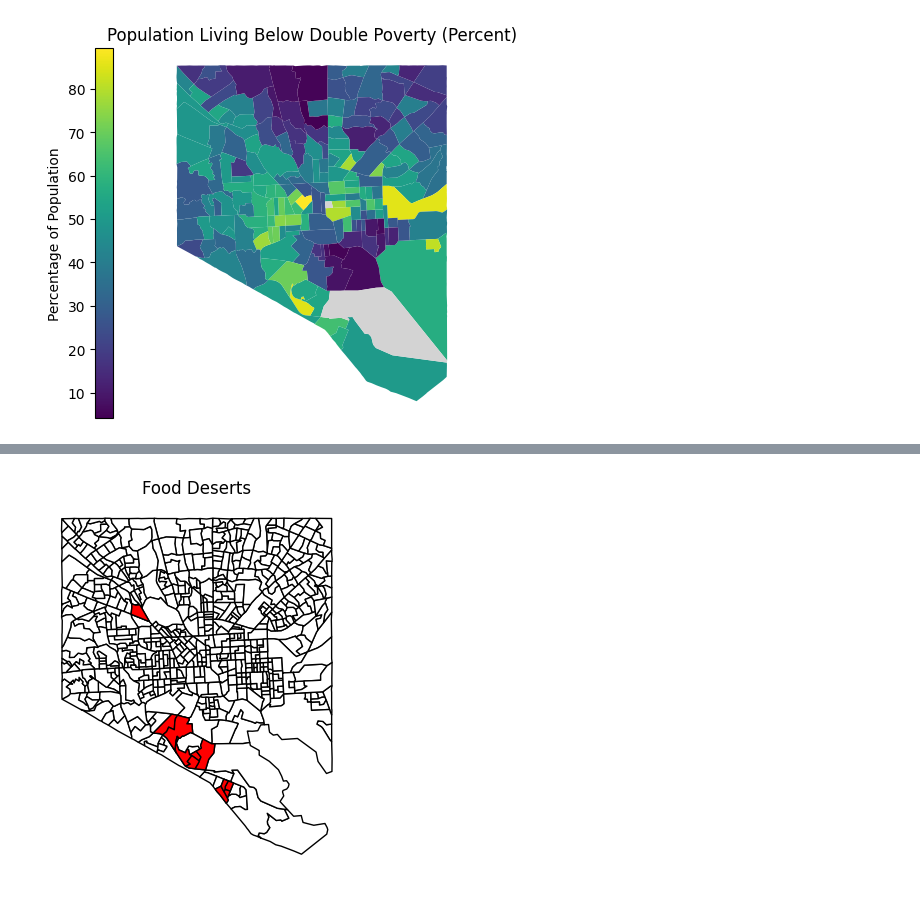
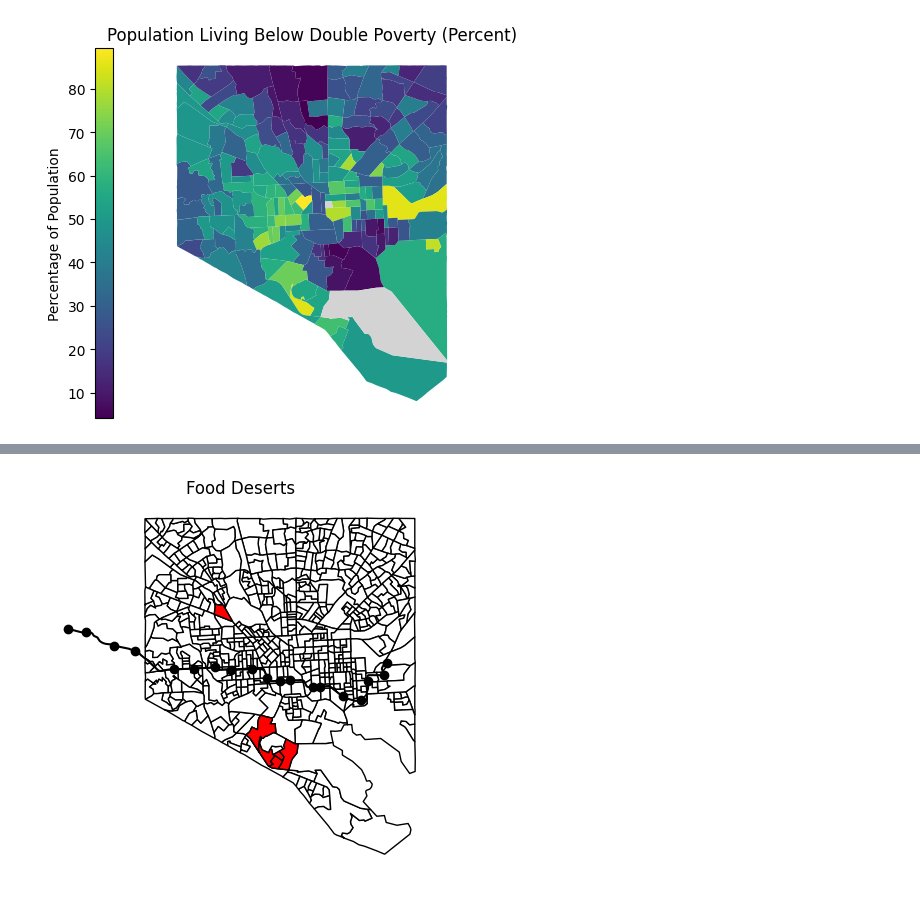
Before and after one commit to EllieBard/RedLine, a Jupyter notebook: Final.ipynb, the cells around one changed output, grey strips where cells are left out. Saved outputs shown, nothing was run; the diff lists cells and outputs as text; code cells hidden in the pictures.

```diff
--- a/Final.ipynb
+++ b/Final.ipynb
@@ -59,10 +34,10 @@ tract21['GEOID'] = tract21['GEOID'].astype('Int64')
 ##Baltimore grocery store data
 
 #download data from: https://auth.data-axle.com/signups/new?client_id=aa896f8ee71ef28c99a9b997&information_uri=https%3A%2F%2Fplatform.data-axle.com%2Fsignup_information
-#Primary NAICS code for grocery stores (excluding convenience) is 445110
+#Primary NAICS code for grocery stores (excluding convenience) is 445110, filtered by city and 'In Business' status
 
-#create dataframe using DataAxle data for Baltimore, narrow down to Baltimore's City's county id code
-food_retailers = pd.read_csv("BaltimoreFoodRetailers-00000_places.csv.gz")
+#create dataframe using DataAxle data for Baltimore (note: file was renamed for readability), narrow down to Baltimore's City's county id code
+food_retailers = pd.read_csv('BaltimoreFoodRetail.csv.gz')
 food_retailers = food_retailers[food_retailers["fips_code"] == 24510]
 food_map = gp.GeoDataFrame(
     food_retailers, geometry=gp.points_from_xy(food_retailers.longitude, food_retailers.latitude), crs="EPSG:4326"
@@ -108,6 +83,7 @@ plotting(vehicle_household_map, 'Percent No Vehicle', 'Percentage of Households'
 
 #data downloaded from: https://data.census.gov/table?q=B19013&g=050XX00US24510$1400000&tid=ACSDT5Y2021.B19013&moe=false
 #"B19013", 2021: ACS 5-Year Estimates Detailed Tables
+#Baltimore median houshold income from: https://data.census.gov/table?g=060XX00US2451090000&tid=ACSST5Y2021.S1901&moe=false
 
 #read cvs file, transpose, format, and merge with geodataframe
 median_house_income = pd.read_csv('ACSDT5Y2021.B19013-2023-08-12T151751.csv', thousands = ',')
@@ -116,7 +92,7 @@ median_house_income['Median Household Income'] = median_house_income['Median hou
 median_house_income_map = tract21.merge(median_house_income, on='GEOID')
 
 #calculate 80% of Baltimore's median household income
-baltimore_median80 = 54652*.8
+baltimore_median80 = 54124*.8
 
 #plot median household income by tract
 plotting(median_house_income_map, 'Median Household Income', 'Household Income Past 12 Months (USD)', 'Median Household Income')
@@ -218,7 +222,7 @@ travel_time_matrix_computer = TravelTimeMatrixComputer(
     transport_network,
     origins= blockgroup_centroids,
     destinations= food_map,
-    departure=datetime.datetime(2023,7,30,17,30),
+    departure=datetime.datetime(2023,7,20,17,00),
     transport_modes=[TransitMode.TRANSIT, LegMode.WALK],
 )
 ttm_public_transport = travel_time_matrix_computer.compute_travel_times()
@@ -259,9 +280,11 @@ biking_map, biking = food_desert_map(ttm_bike, 'BIKING', blockgroup_centroids, b
 # %%
-#plot blockgroups which are food deserts by all three modes of transportation
-aggregate = biking.merge(walking, on = 'geometry_x').merge(public_transport, on = 'geometry_x')
+#plot red line and blockgroups which are food deserts by all three modes of transportation
+composite = biking.merge(walking, on = 'geometry_x').merge(public_transport, on = 'geometry_x')
 base = blockgroup21.plot(color = 'white', edgecolor = 'black')
-aggregate.plot(color = 'red', ax = base, edgecolor = 'black')
+composite.plot(color = 'red', ax = base, edgecolor = 'black')
+alignment.plot(ax = base, color = 'black')
+stations.plot(ax = base, color = 'black')
 plt.title('Food Deserts')
 base.set_axis_off()
 # %% [output]
-[figure, old version]
+[figure, new version]
```
Also changed, not shown: parts of 13 cells of this notebook, 1 other file.
